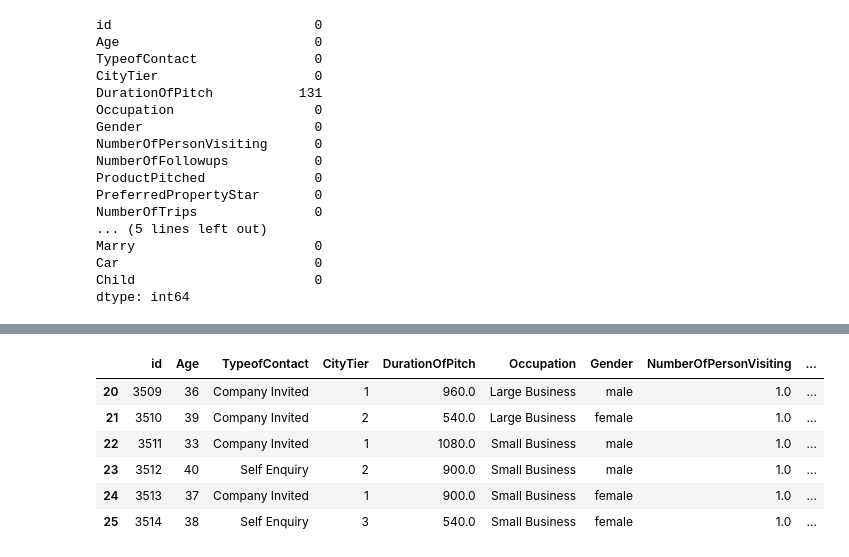
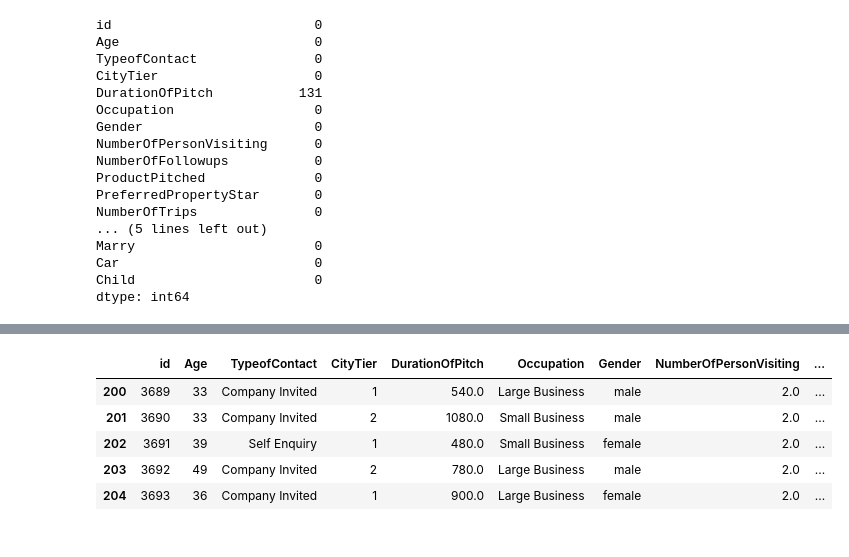
Before and after one commit to RickHub0115/SIGNATE-Summer-Cup-2024, a Jupyter notebook: scr/null/null_1_age.ipynb, the cells around one changed output, grey strips where cells are left out. Drawn from its saved outputs; the diff is of its cells as text; code cells hidden in the pictures.

```diff
--- a/scr/null/null_1_age.ipynb
+++ b/scr/null/null_1_age.ipynb
@@ -244,7 +270,7 @@ y_test_predict_age = np.zeros(len(X_test_predict_age))
 for model in models:
     y_test_predict_age += model.predict(X_test_predict_age) / len(models)
 
-y_test_predict_age = pd.DataFrame({
-    'Age': y_test_predict_age
-})
+# y_test_predict_age = pd.DataFrame({
+#     'Age': y_test_predict_age
+# })
 # %%
@@ -258,4 +293,7 @@ predicted_test_age.index = id_test
+# %%
+for index, value in zip(id_test, y_test_predict_age):
+    df_test.loc[df_test['id'] == index, 'Age'] = round(value)
 # %%
 # 欠損値を予測値で補完する
-df_train.loc[df_train['Age'] == 0, 'Age'] = round(predicted_train_age)
-df_test.loc[df_test['Age'] == 0, 'Age'] = round(predicted_test_age)
+# df_train.loc[df_train['Age'] == 0, 'Age'] = round(predicted_train_age)
+# df_test.loc[df_test['Age'].isna(), 'Age'] = round(y_test_predict_age)
@@ -271,13 +300,12 @@ df_train.head()
-# %%
-df_test[20:26]
-# %% [output]
-|  | id | Age | TypeofContact | CityTier | DurationOfPitch | Occupation | Gender | NumberOfPersonVisiting | ... |
-| 20 | 3509 | 36 | Company Invited | 1 | 960.0 | Large Business | male | 1.0 | ... |
-| 21 | 3510 | 39 | Company Invited | 2 | 540.0 | Large Business | female | 1.0 | ... |
-| 22 | 3511 | 33 | Company Invited | 1 | 1080.0 | Small Business | male | 1.0 | ... |
-| 23 | 3512 | 40 | Self Enquiry | 2 | 900.0 | Small Business | male | 1.0 | ... |
-| 24 | 3513 | 37 | Company Invited | 1 | 900.0 | Small Business | female | 1.0 | ... |
-| 25 | 3514 | 38 | Self Enquiry | 3 | 540.0 | Small Business | female | 1.0 | ... |
+# %%
+df_test[200:205]
+# %% [output]
+|  | id | Age | TypeofContact | CityTier | DurationOfPitch | Occupation | Gender | NumberOfPersonVisiting | ... |
+| 200 | 3689 | 33 | Company Invited | 1 | 540.0 | Large Business | male | 2.0 | ... |
+| 201 | 3690 | 33 | Company Invited | 2 | 1080.0 | Small Business | male | 2.0 | ... |
+| 202 | 3691 | 39 | Self Enquiry | 1 | 480.0 | Small Business | female | 2.0 | ... |
+| 203 | 3692 | 49 | Company Invited | 2 | 780.0 | Large Business | male | 2.0 | ... |
+| 204 | 3693 | 36 | Company Invited | 1 | 900.0 | Large Business | female | 2.0 | ... |
 # %%
 def age_to_agegroup(age):
     if age == 0:
```
Also changed, not shown: parts of 12 cells of this notebook, 9 other files.
